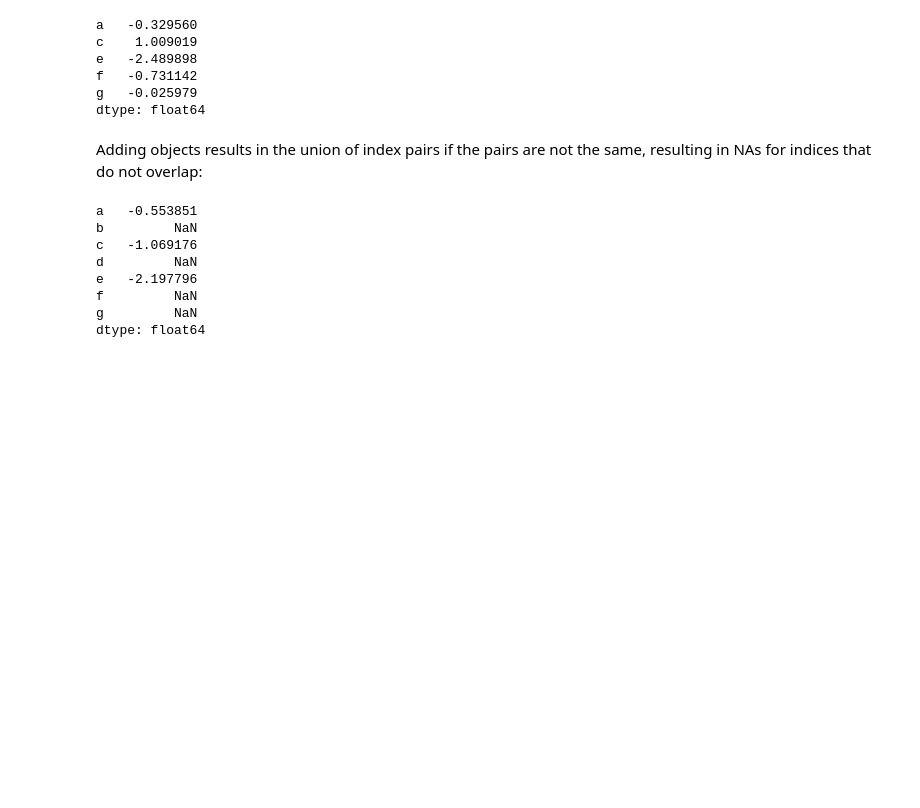
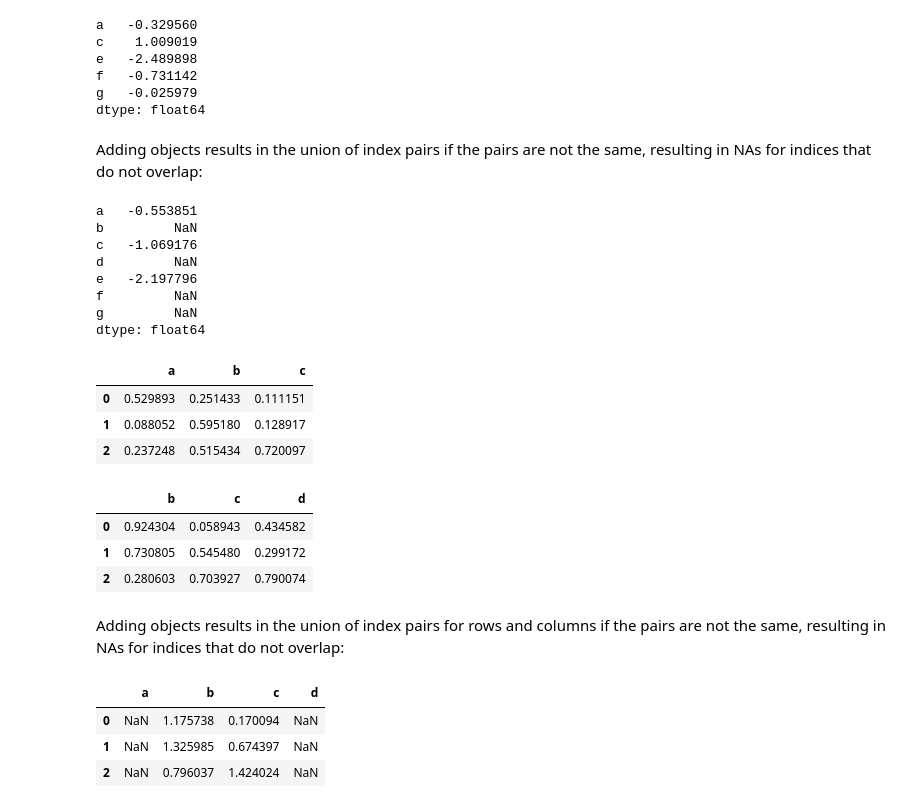
Before and after one commit to donnemartin/data-science-ipython-notebooks, a Jupyter notebook: pandas/pandas.ipynb, the cells around one changed output. Drawn from its saved outputs; the diff is of its cells as text; code cells hidden in the pictures; blank space fills up the shorter version.

Commit message:
Added snippets for basic Arithmetic and Data Alignment for DataFrames.

```diff
--- a/pandas/pandas.ipynb
+++ b/pandas/pandas.ipynb
@@ -697,3 +697,30 @@ e   -2.197796
 f         NaN
 g         NaN
 dtype: float64
+# %%
+frame_8 = DataFrame(np.random.rand(9).reshape((3, 3)),
+                    columns=['a', 'b', 'c'])
+frame_8
+# %% [output]
+|  | a | b | c |
+| 0 | 0.529893 | 0.251433 | 0.111151 |
+| 1 | 0.088052 | 0.595180 | 0.128917 |
+| 2 | 0.237248 | 0.515434 | 0.720097 |
+# %%
+frame_9 = DataFrame(np.random.rand(9).reshape((3, 3)),
+                    columns=['b', 'c', 'd'])
+frame_9
+# %% [output]
+|  | b | c | d |
+| 0 | 0.924304 | 0.058943 | 0.434582 |
+| 1 | 0.730805 | 0.545480 | 0.299172 |
+| 2 | 0.280603 | 0.703927 | 0.790074 |
+# %% [markdown]
+Adding objects results in the union of index pairs for rows and columns if the pairs are not the same, resulting in NAs for indices that do not overlap:
+# %%
+frame_8 + frame_9
+# %% [output]
+|  | a | b | c | d |
+| 0 | NaN | 1.175738 | 0.170094 | NaN |
+| 1 | NaN | 1.325985 | 0.674397 | NaN |
+| 2 | NaN | 0.796037 | 1.424024 | NaN |
```
